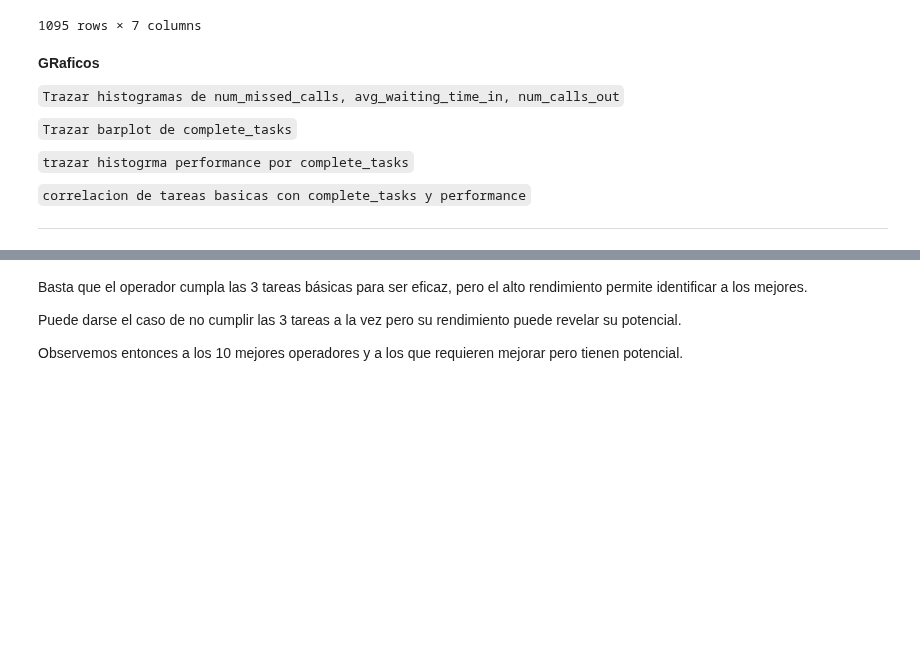
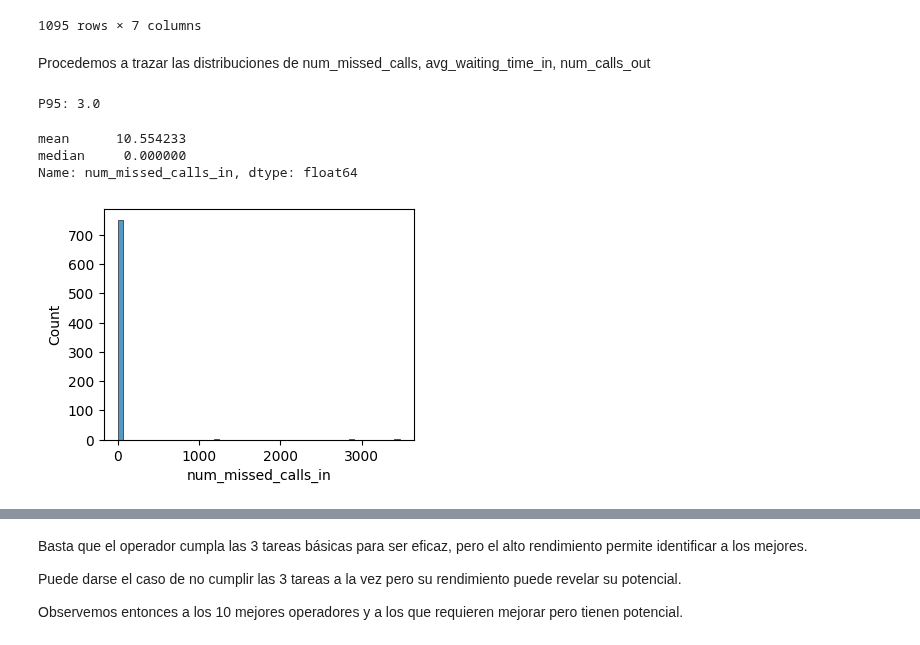
Before and after one commit to ScinDBad/DA_proyecto_final, a Jupyter notebook: proyecto_sp_14.ipynb, the cells around one changed output, grey strips where cells are left out. Drawn from its saved outputs; the diff is of its cells as text; code cells hidden in the pictures; blank space fills up the shorter version.

Commit message:
update nb charts and comments

```diff
--- a/proyecto_sp_14.ipynb
+++ b/proyecto_sp_14.ipynb
@@ -779,14 +779,16 @@ report.sort_values('performance', ascending=False) # ordenar de forma descendent
 | 1090 | 972410 | other | NaN | NaN | 77 | False | ... |
 | 1093 | 973120 | other | NaN | NaN | 3 | False | ... |
 1095 rows × 7 columns
-# %% [markdown]
-__GRaficos__
-
-`Trazar histogramas de num_missed_calls, avg_waiting_time_in, num_calls_out`
-
-`Trazar barplot de complete_tasks`
-
-`trazar histogrma performance por complete_tasks`
-
-`correlacion de tareas basicas con complete_tasks y performance`
-__________________________________________________________________________________________
+# %% [markdown]
+Procedemos a trazar las distribuciones de num_missed_calls, avg_waiting_time_in, num_calls_out
+# %%
+plt.figure(figsize=(4,3))
+sns.histplot(data=report['num_missed_calls_in'], bins=50)
+print('P95:', np.percentile(report['num_missed_calls_in'].dropna(),95))
+report['num_missed_calls_in'].agg({'mean', 'median'})
+# %% [output]
+P95: 3.0
+mean      10.554233
+median     0.000000
+Name: num_missed_calls_in, dtype: float64
+[figure, added]
```
Also changed, not shown: parts of 5 cells of this notebook.
